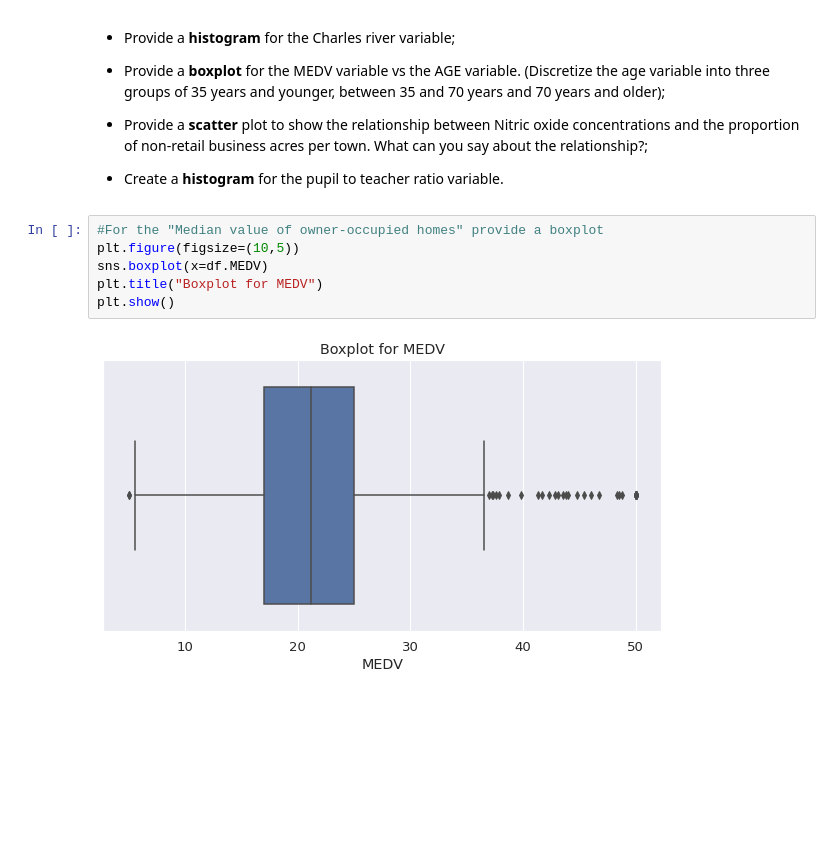
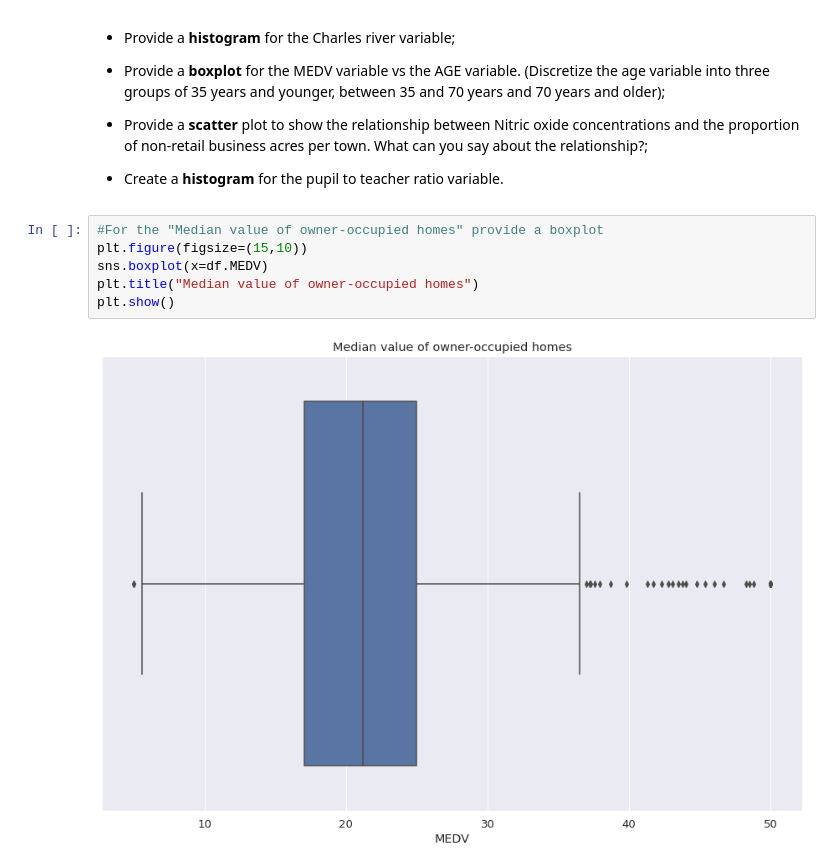
Before and after one commit to LucianPopaLVP/IBM-Statistics---Final-Project---Boston-Housing-Assignment, a Jupyter notebook: boston_housing_final_project.ipynb, the cells around one changed output. Saved outputs shown, nothing was run; the diff lists cells and outputs as text; blank space fills up the shorter version.

```diff
--- a/boston_housing_final_project.ipynb
+++ b/boston_housing_final_project.ipynb
@@ -194,9 +194,9 @@ Generate the following and explain your findings:
 * Create a **histogram** for the pupil to teacher ratio variable.
 # %%
 #For the "Median value of owner-occupied homes" provide a boxplot
-plt.figure(figsize=(10,5))
+plt.figure(figsize=(15,10))
 sns.boxplot(x=df.MEDV)
-plt.title("Boxplot for MEDV")
+plt.title("Median value of owner-occupied homes")
 plt.show()
 # %% [output]
-[figure, old version]
+[figure, new version]
```
